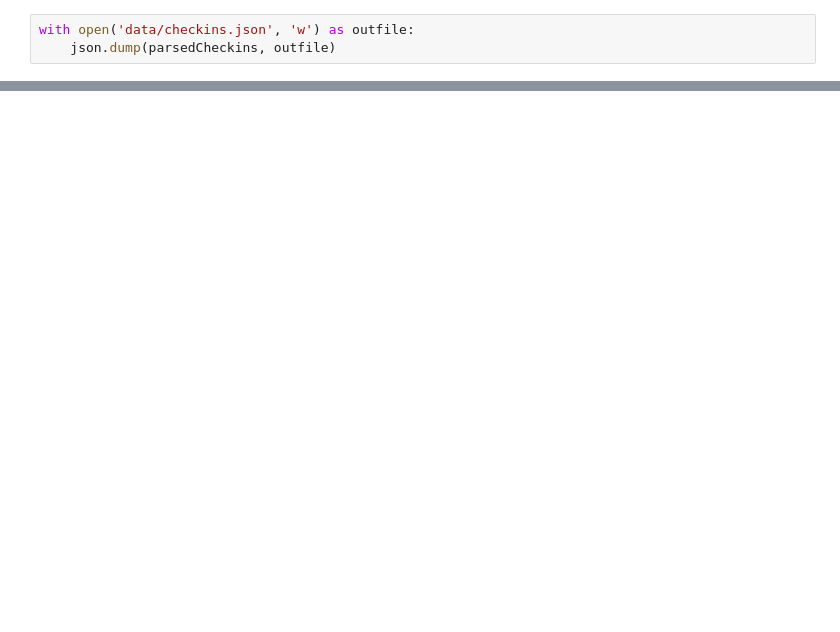
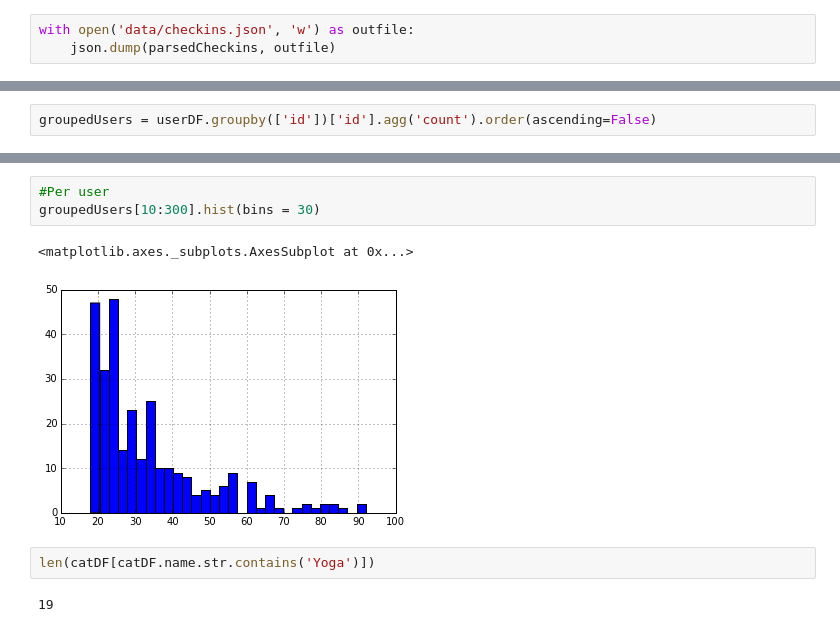
Before and after one commit to pestrov/4sqHealthMine, a Jupyter notebook: Tweets Explorer.ipynb, the cells around one changed output, grey strips where cells are left out. Drawn from its saved outputs; the diff is of its cells as text; blank space fills up the shorter version.

```diff
--- a/Tweets Explorer.ipynb
+++ b/Tweets Explorer.ipynb
@@ -150,0 +310,2 @@ with open('data/checkins.json', 'w') as outfile:
+# %%
+groupedUsers = userDF.groupby(['id'])['id'].agg('count').order(ascending=False)
@@ -150,0 +335,10 @@ with open('data/checkins.json', 'w') as outfile:
+# %%
+#Per user
+groupedUsers[10:300].hist(bins = 30)
+# %% [output]
+<matplotlib.axes._subplots.AxesSubplot at 0x...>
+[figure, added]
+# %%
+len(catDF[catDF.name.str.contains('Yoga')])
+# %% [output]
+19
```
Also changed, not shown: parts of 53 cells of this notebook, 2 other files.
